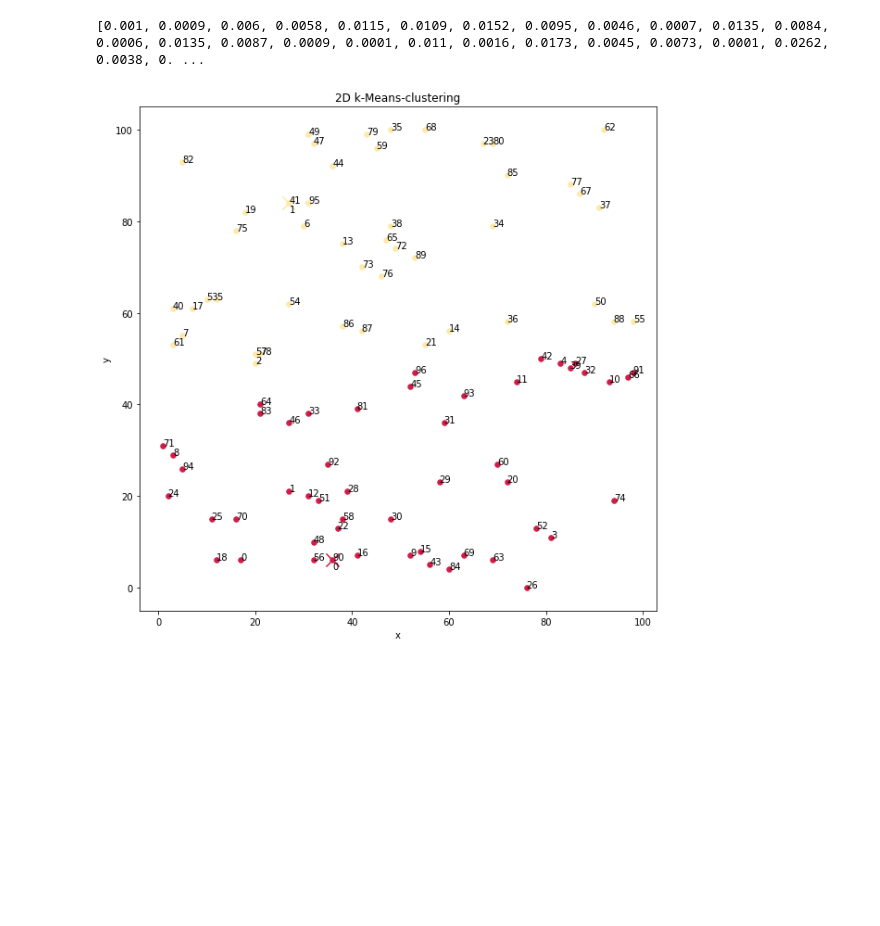
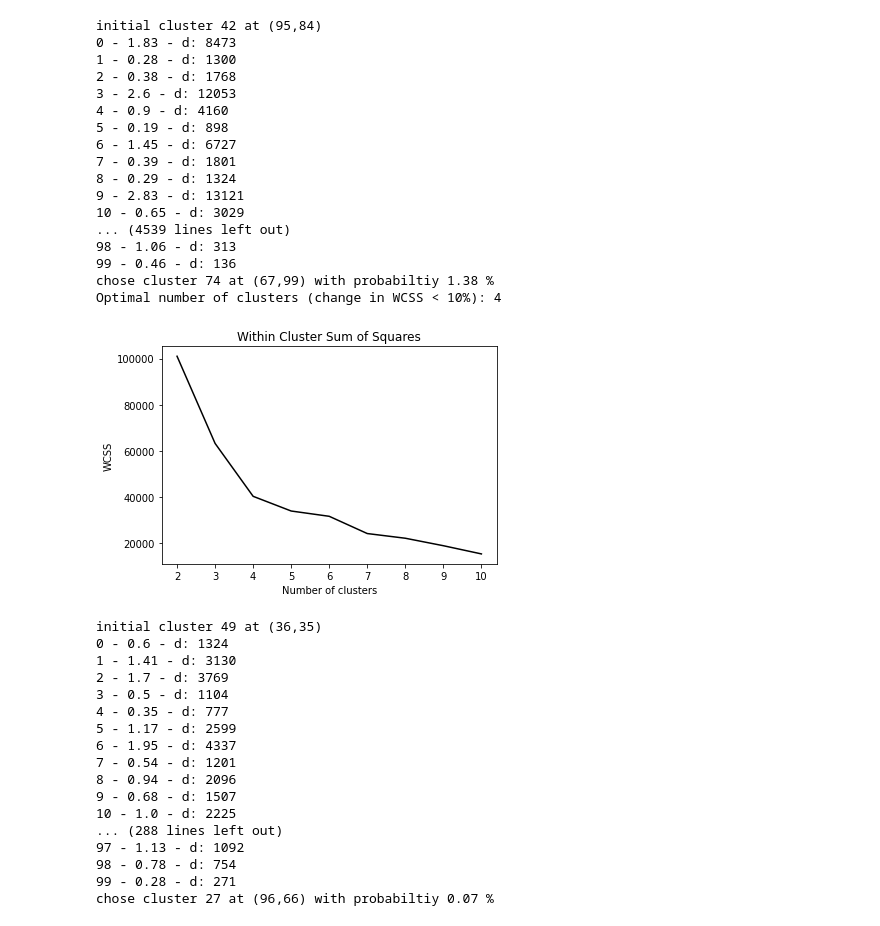
Before and after one commit to DKoflerGIT/DS_Clustering, a Jupyter notebook: main.ipynb, the cells around one changed output. Drawn from its saved outputs; the diff is of its cells as text; code cells hidden in the pictures; blank space fills up the shorter version.

Commit message:
initial clusters seem to be working

```diff
--- a/main.ipynb
+++ b/main.ipynb
@@ -1,11 +1,44 @@
 # %%
 from functions import kMeans as km
 
 dpts = []
 dpts = km.createRandomDatapoints(100, 2) #kMeans works for 2+ dimensions, for 1 dimension not always. plot works for 2 or 3 dimensions
-#clusterAmount = km.findOptimalClusterAmount(dpts)
-kmeans = km.AssignClusters(dpts, 2, False)
+clusterAmount = km.findOptimalClusterAmount(dpts)
+kmeans = km.AssignClusters(dpts, clusterAmount, False)
 km.plotClusters(kmeans)
 # %% [output]
-[0.001, 0.0009, 0.006, 0.0058, 0.0115, 0.0109, 0.0152, 0.0095, 0.0046, 0.0007, 0.0135, 0.0084, 0.0006, 0.0135, 0.0087, 0.0009, 0.0001, 0.011, 0.0016, 0.0173, 0.0045, 0.0073, 0.0001, 0.0262, 0.0038, 0. ...
+initial cluster 42 at (95,84)
+0 - 1.83 - d: 8473
+1 - 0.28 - d: 1300
+2 - 0.38 - d: 1768
+3 - 2.6 - d: 12053
+4 - 0.9 - d: 4160
+5 - 0.19 - d: 898
+6 - 1.45 - d: 6727
+7 - 0.39 - d: 1801
+8 - 0.29 - d: 1324
+9 - 2.83 - d: 13121
+10 - 0.65 - d: 3029
+... (4539 lines left out)
+98 - 1.06 - d: 313
+99 - 0.46 - d: 136
+chose cluster 74 at (67,99) with probabiltiy 1.38 %
+Optimal number of clusters (change in WCSS < 10%): 4
-[figure, old version]
+[figure, new version]
+initial cluster 49 at (36,35)
+0 - 0.6 - d: 1324
+1 - 1.41 - d: 3130
+2 - 1.7 - d: 3769
+3 - 0.5 - d: 1104
+4 - 0.35 - d: 777
+5 - 1.17 - d: 2599
+6 - 1.95 - d: 4337
+7 - 0.54 - d: 1201
+8 - 0.94 - d: 2096
+9 - 0.68 - d: 1507
+10 - 1.0 - d: 2225
+... (288 lines left out)
+97 - 1.13 - d: 1092
+98 - 0.78 - d: 754
+99 - 0.28 - d: 271
+chose cluster 27 at (96,66) with probabiltiy 0.07 %
```
Also changed, not shown: parts of 1 cell of this notebook, 1 other file.
